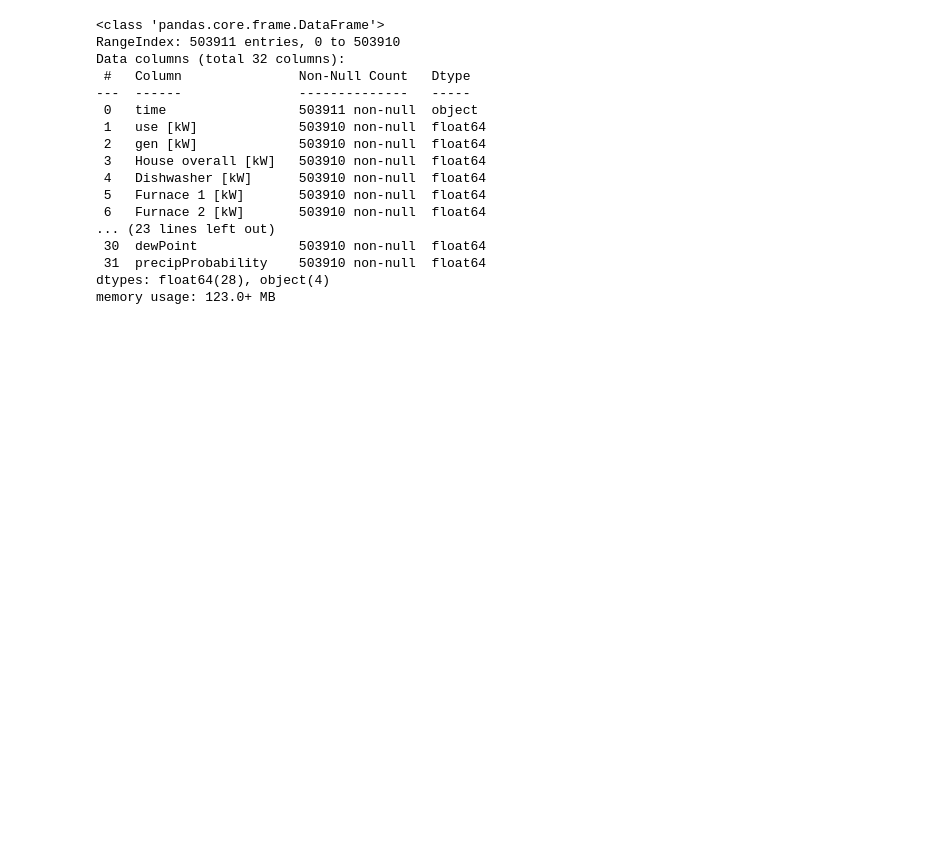
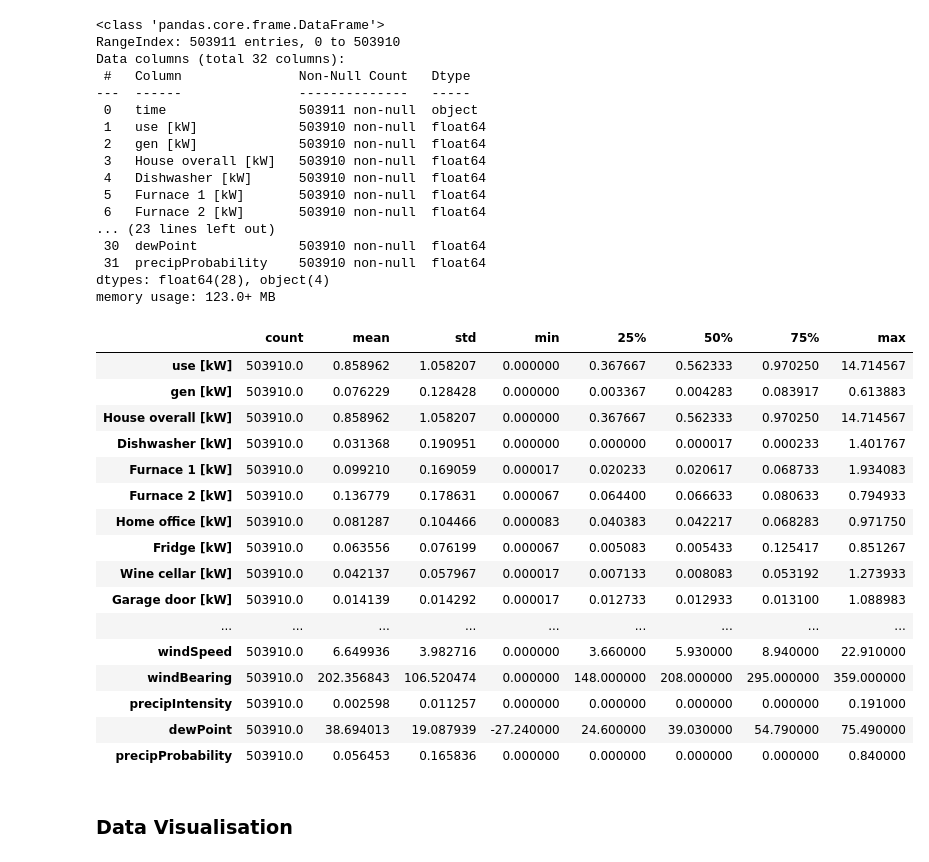
Before and after one commit to jomana2006/IoT-Principles-Project, a Jupyter notebook: IoTProjectJomana.ipynb, the cells around one changed output. Drawn from its saved outputs; the diff is of its cells as text; code cells hidden in the pictures; blank space fills up the shorter version.

```diff
--- a/IoTProjectJomana.ipynb
+++ b/IoTProjectJomana.ipynb
@@ -55,3 +59,25 @@ Data columns (total 32 columns):
  31  precipProbability    503910 non-null  float64
 dtypes: float64(28), object(4)
 memory usage: 123.0+ MB
+# %%
+SmartData.describe().T
+# %% [output]
+|  | count | mean | std | min | 25% | 50% | 75% | max |
+| use [kW] | 503910.0 | 0.858962 | 1.058207 | 0.000000 | 0.367667 | 0.562333 | 0.970250 | 14.714567 |
+| gen [kW] | 503910.0 | 0.076229 | 0.128428 | 0.000000 | 0.003367 | 0.004283 | 0.083917 | 0.613883 |
+| House overall [kW] | 503910.0 | 0.858962 | 1.058207 | 0.000000 | 0.367667 | 0.562333 | 0.970250 | 14.714567 |
+| Dishwasher [kW] | 503910.0 | 0.031368 | 0.190951 | 0.000000 | 0.000000 | 0.000017 | 0.000233 | 1.401767 |
+| Furnace 1 [kW] | 503910.0 | 0.099210 | 0.169059 | 0.000017 | 0.020233 | 0.020617 | 0.068733 | 1.934083 |
+| Furnace 2 [kW] | 503910.0 | 0.136779 | 0.178631 | 0.000067 | 0.064400 | 0.066633 | 0.080633 | 0.794933 |
+| Home office [kW] | 503910.0 | 0.081287 | 0.104466 | 0.000083 | 0.040383 | 0.042217 | 0.068283 | 0.971750 |
+| Fridge [kW] | 503910.0 | 0.063556 | 0.076199 | 0.000067 | 0.005083 | 0.005433 | 0.125417 | 0.851267 |
+| Wine cellar [kW] | 503910.0 | 0.042137 | 0.057967 | 0.000017 | 0.007133 | 0.008083 | 0.053192 | 1.273933 |
+| Garage door [kW] | 503910.0 | 0.014139 | 0.014292 | 0.000017 | 0.012733 | 0.012933 | 0.013100 | 1.088983 |
+| ... | ... | ... | ... | ... | ... | ... | ... | ... |
+| windSpeed | 503910.0 | 6.649936 | 3.982716 | 0.000000 | 3.660000 | 5.930000 | 8.940000 | 22.910000 |
+| windBearing | 503910.0 | 202.356843 | 106.520474 | 0.000000 | 148.000000 | 208.000000 | 295.000000 | 359.000000 |
+| precipIntensity | 503910.0 | 0.002598 | 0.011257 | 0.000000 | 0.000000 | 0.000000 | 0.000000 | 0.191000 |
+| dewPoint | 503910.0 | 38.694013 | 19.087939 | -27.240000 | 24.600000 | 39.030000 | 54.790000 | 75.490000 |
+| precipProbability | 503910.0 | 0.056453 | 0.165836 | 0.000000 | 0.000000 | 0.000000 | 0.000000 | 0.840000 |
+# %% [markdown]
+### Data Visualisation
```
Also changed, not shown: parts of 1 cell of this notebook.
